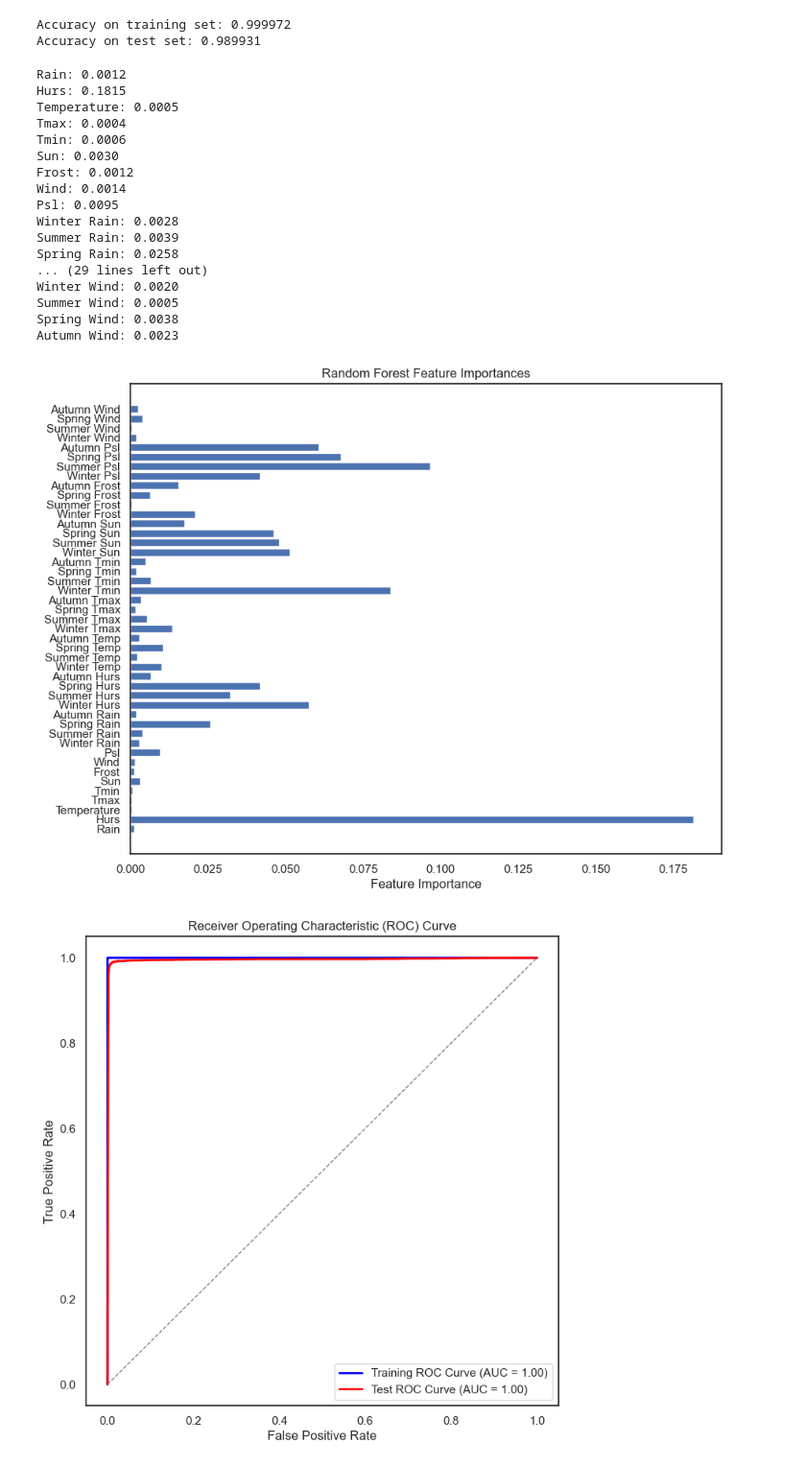
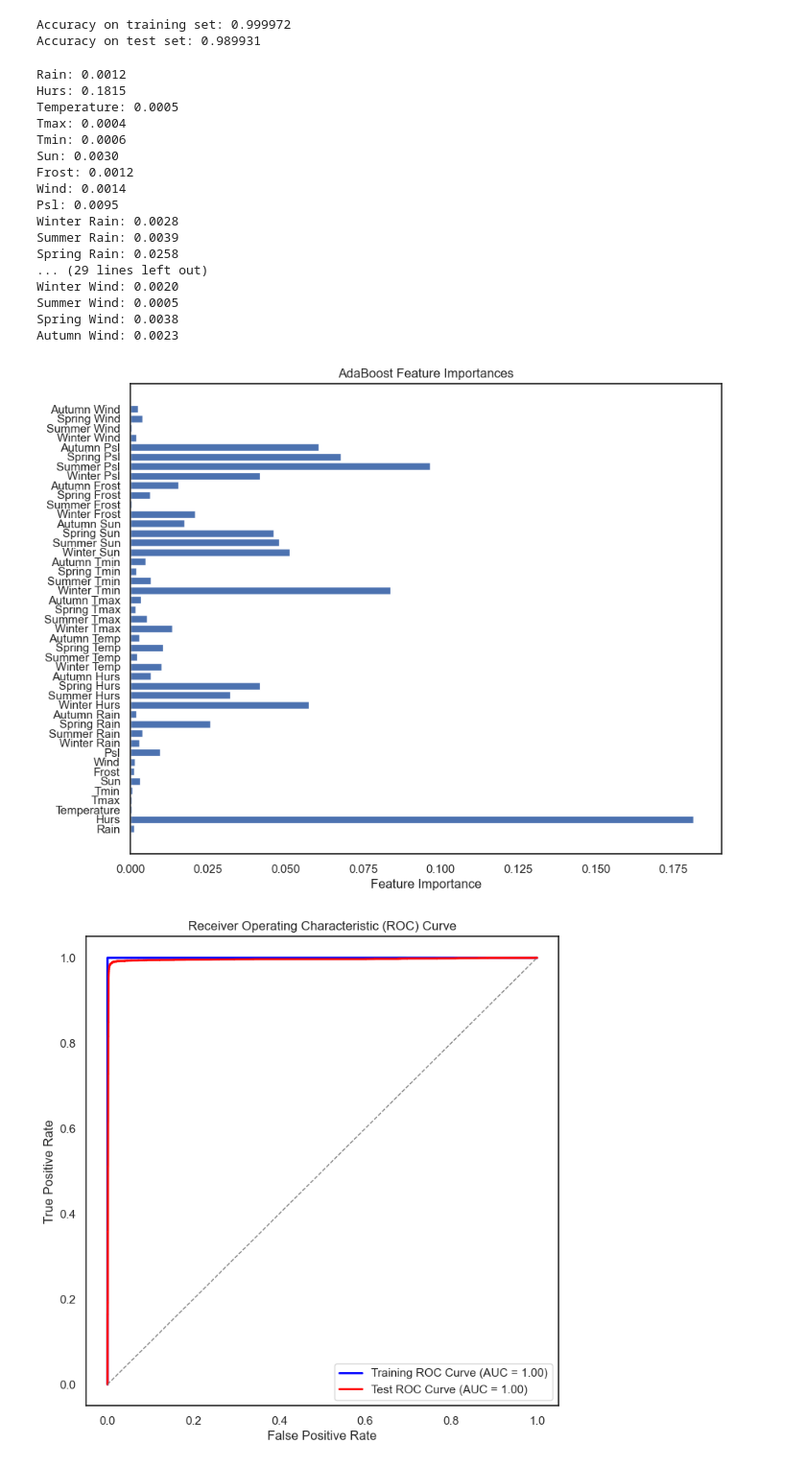
Before and after one commit to Iarla-Boyce/MSc-Project, a Jupyter notebook: More Feature Engineering.ipynb, the cells around one changed output. Shown at 96% size. Drawn from its saved outputs; the diff is of its cells as text; code cells hidden in the pictures.

```diff
--- a/More Feature Engineering.ipynb
+++ b/More Feature Engineering.ipynb
@@ -1019,35 +981,35 @@ feature_names = df[['Rain', 'Hurs', 'Temperature', 'Tmax', 'Tmin',
     'Winter Psl', 'Summer Psl', 'Spring Psl', 'Autumn Psl',
     'Winter Wind', 'Summer Wind', 'Spring Wind', 'Autumn Wind']].columns
 
 
 for feature, importance in zip(feature_names, importances):
     print('{}: {:.4f}'.format(feature, importance))
 
 plt.figure(figsize=(10, 8))
 plt.barh(range(len(importances)), importances, align='center')
 plt.yticks(np.arange(len(importances)), feature_names)
 plt.xlabel('Feature Importance')
-plt.title('Random Forest Feature Importances')
+plt.title('AdaBoost Feature Importances')
 plt.show()
 # %% [output]
 Rain: 0.0012
 Hurs: 0.1815
 Temperature: 0.0005
 Tmax: 0.0004
 Tmin: 0.0006
 Sun: 0.0030
 Frost: 0.0012
 Wind: 0.0014
 Psl: 0.0095
 Winter Rain: 0.0028
 Summer Rain: 0.0039
 Spring Rain: 0.0258
 ... (29 lines left out)
 Winter Wind: 0.0020
 Summer Wind: 0.0005
 Spring Wind: 0.0038
 Autumn Wind: 0.0023
-[figure, old version]
+[figure, new version]
 # %%
 le = LabelEncoder()
 y_train_binary = le.fit_transform(y_train)
```
Also changed, not shown: parts of 17 cells of this notebook.
